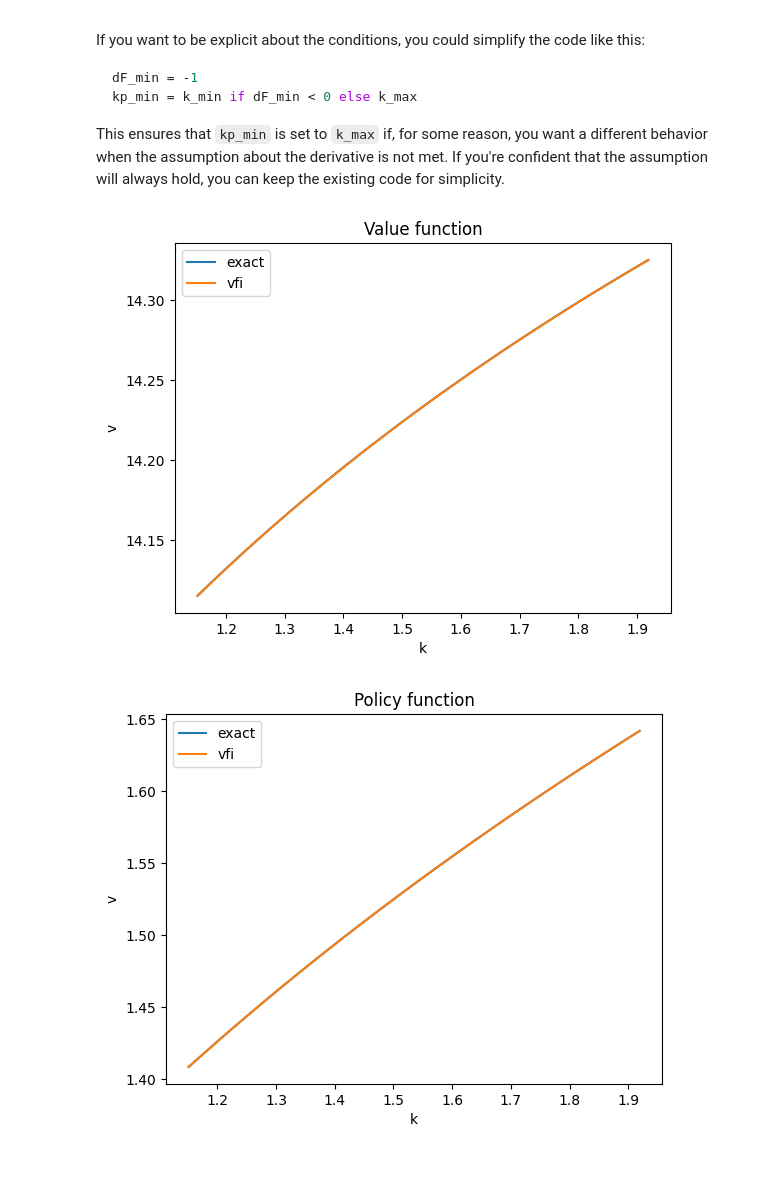
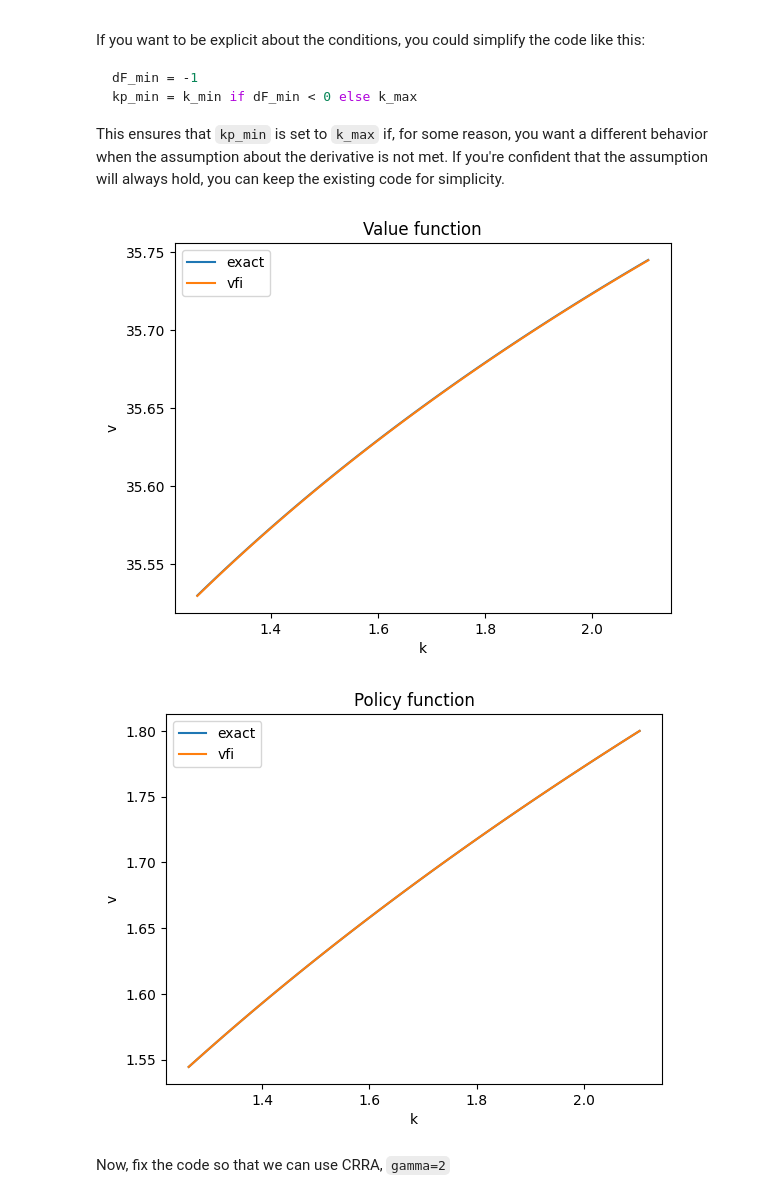
Before and after one commit to sgcbayli024/ECON8185_Homework, a Jupyter notebook: HW3_Bayliss.ipynb, the cells around one changed output. Saved outputs shown, nothing was run; the diff lists cells and outputs as text; code cells hidden in the pictures; blank space fills up the shorter version.

```diff
--- a/HW3_Bayliss.ipynb
+++ b/HW3_Bayliss.ipynb
@@ -70,4 +47,4 @@ def u(c, gamma):
     if gamma == 1:
         return np.log(c)
     else:
-        return (c ** (1 - gamma))/( 1 - gamma)
+        return ((c ** (1 - gamma))/( 1 - gamma))
@@ -349,7 +331,9 @@ kp_min = k_min if dF_min < 0 else k_max
 
 This ensures that `kp_min` is set to `k_max` if, for some reason, you want a different behavior when the assumption about the derivative is not met. If you're confident that the assumption will always hold, you can keep the existing code for simplicity.
 # %%
-out_valu, out_poli = T(toler=1e-5, max_iter=10000, beta=0.9, gamma=1, alpha=0.3, delta=1, A=5, n=31)
+out_valu, out_poli = T(toler=1e-5, max_iter=10000, beta=0.96, gamma=1, alpha=0.3, delta=1, A=5, n=51)
 # %% [output]
-[figure, old version]
+[figure, new version]
-[figure, old version]
+[figure, new version]
+# %% [markdown]
+Now, fix the code so that we can use CRRA, `gamma=2`
```
Also changed, not shown: parts of 9 cells of this notebook.
